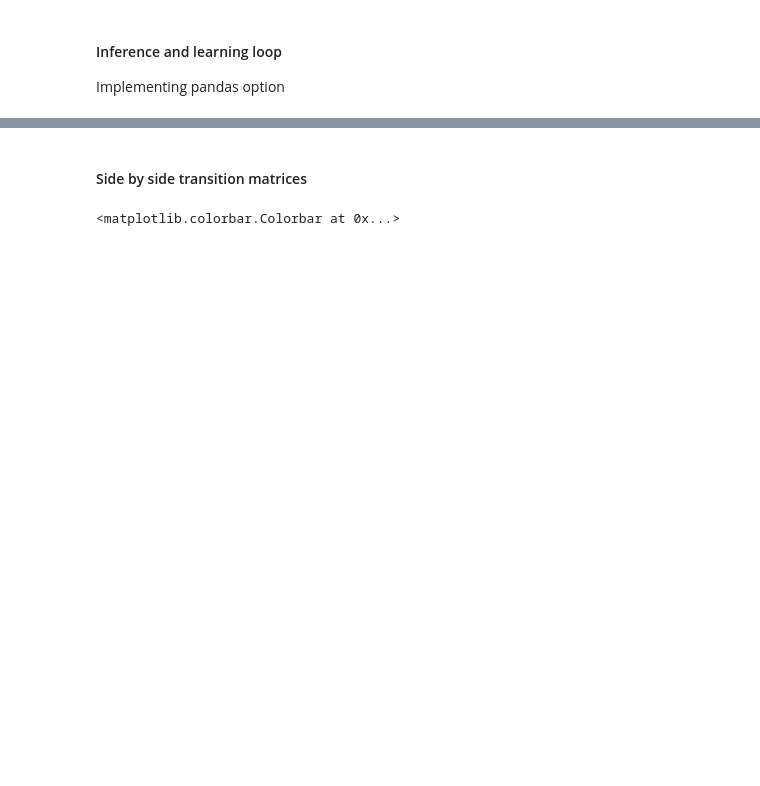
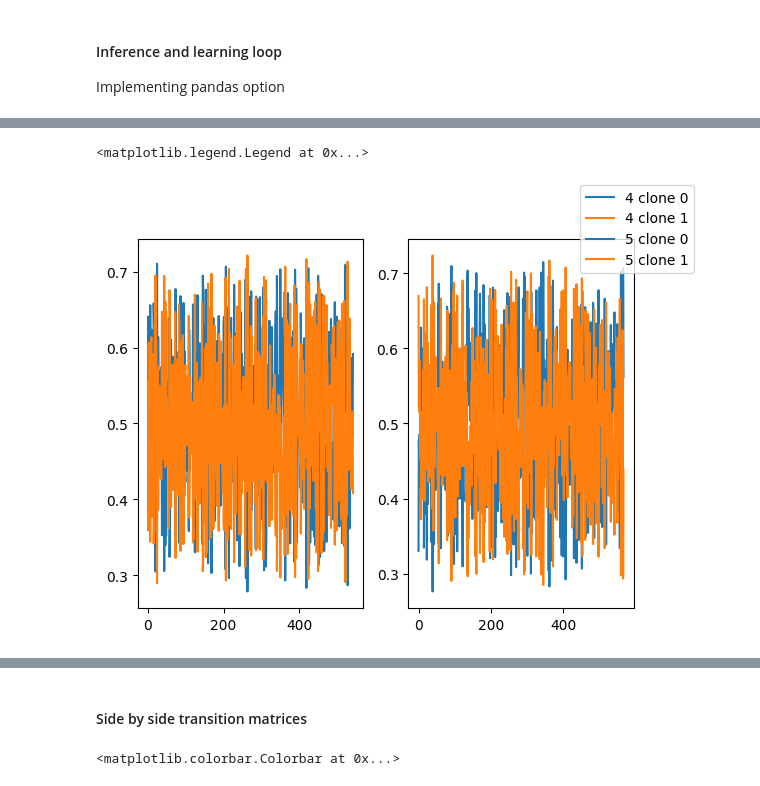
Before and after one commit to antoine-sussfeld/Clonal-Graphs_zenkelab, a Jupyter notebook: Dedieu Tests/Dedieu2019-PC-Models-Tests.ipynb, the cells around one changed output, grey strips where cells are left out. Cells and saved outputs as stored; diff of their text form; code cells hidden in the pictures; blank space fills up the shorter version.

```diff
--- a/Dedieu Tests/Dedieu2019-PC-Models-Tests.ipynb
+++ b/Dedieu Tests/Dedieu2019-PC-Models-Tests.ipynb
@@ -495,0 +552,13 @@ for t in tqdm(Time):
+# %%
+''' plotting latent states of 4 and 5 '''
+# %matplotlib widget
+fig, axs = plt.subplots(ncols=2,nrows=1)
+for i in range(n_clones[4]):
+    four = h_store[decoder(4)][i]
+    five = h_store[decoder(5)][i]
+    axs[0].plot(np.arange(0,len(four)),four,label=f'4 clone {i}')
+    axs[1].plot(np.arange(0,len(five)),five,label=f'5 clone {i}')
+fig.legend()
+# %% [output]
+<matplotlib.legend.Legend at 0x...>
+[figure, added]
```
Also changed, not shown: parts of 18 cells of this notebook, 4 other files.
